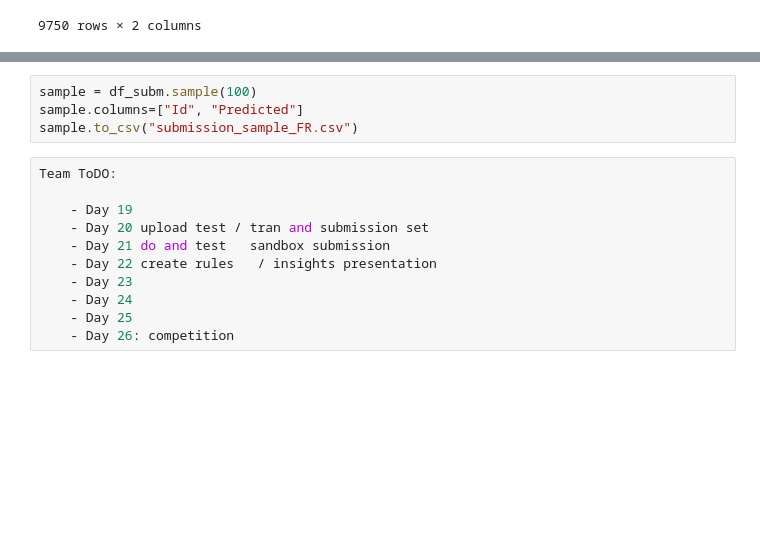
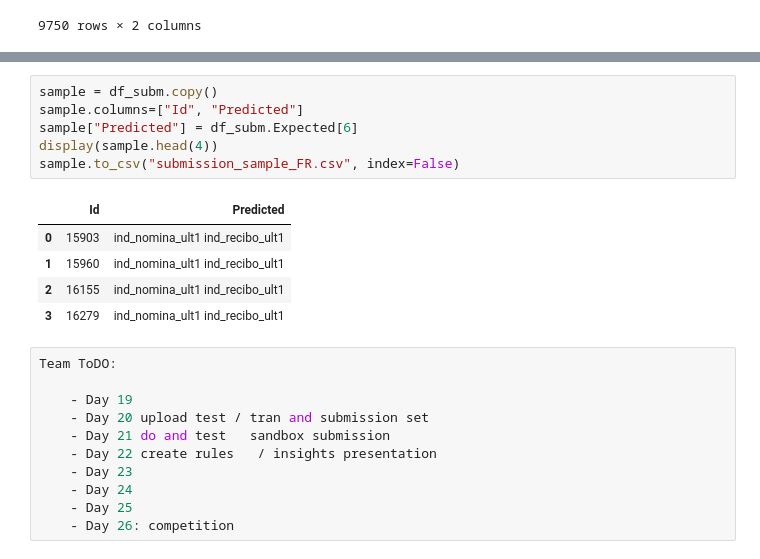
Before and after one commit to Fra1977/kaggle_santander, a Jupyter notebook: 02_create_train_test_sbmission_set.ipynb, the cells around one changed output, grey strips where cells are left out. Cells and saved outputs as stored; diff of their text form; blank space fills up the shorter version.

Commit message:
FR:    This file cretaes a first successful submission with MAP@1 score.

```diff
--- a/02_create_train_test_sbmission_set.ipynb
+++ b/02_create_train_test_sbmission_set.ipynb
@@ -342,7 +356,15 @@ df_subm.to_csv("submission.csv")
 # %%
-sample = df_subm.sample(100)
+sample = df_subm.copy()
 sample.columns=["Id", "Predicted"]
-sample.to_csv("submission_sample_FR.csv")
+sample["Predicted"] = df_subm.Expected[6]
+display(sample.head(4))
+sample.to_csv("submission_sample_FR.csv", index=False)
+# %% [output]
+|  | Id | Predicted |
+| 0 | 15903 | ind_nomina_ult1 ind_recibo_ult1 |
+| 1 | 15960 | ind_nomina_ult1 ind_recibo_ult1 |
+| 2 | 16155 | ind_nomina_ult1 ind_recibo_ult1 |
+| 3 | 16279 | ind_nomina_ult1 ind_recibo_ult1 |
 # %%
 Team ToDO:
 
```
Also changed, not shown: parts of 4 cells of this notebook, 1 other file.
